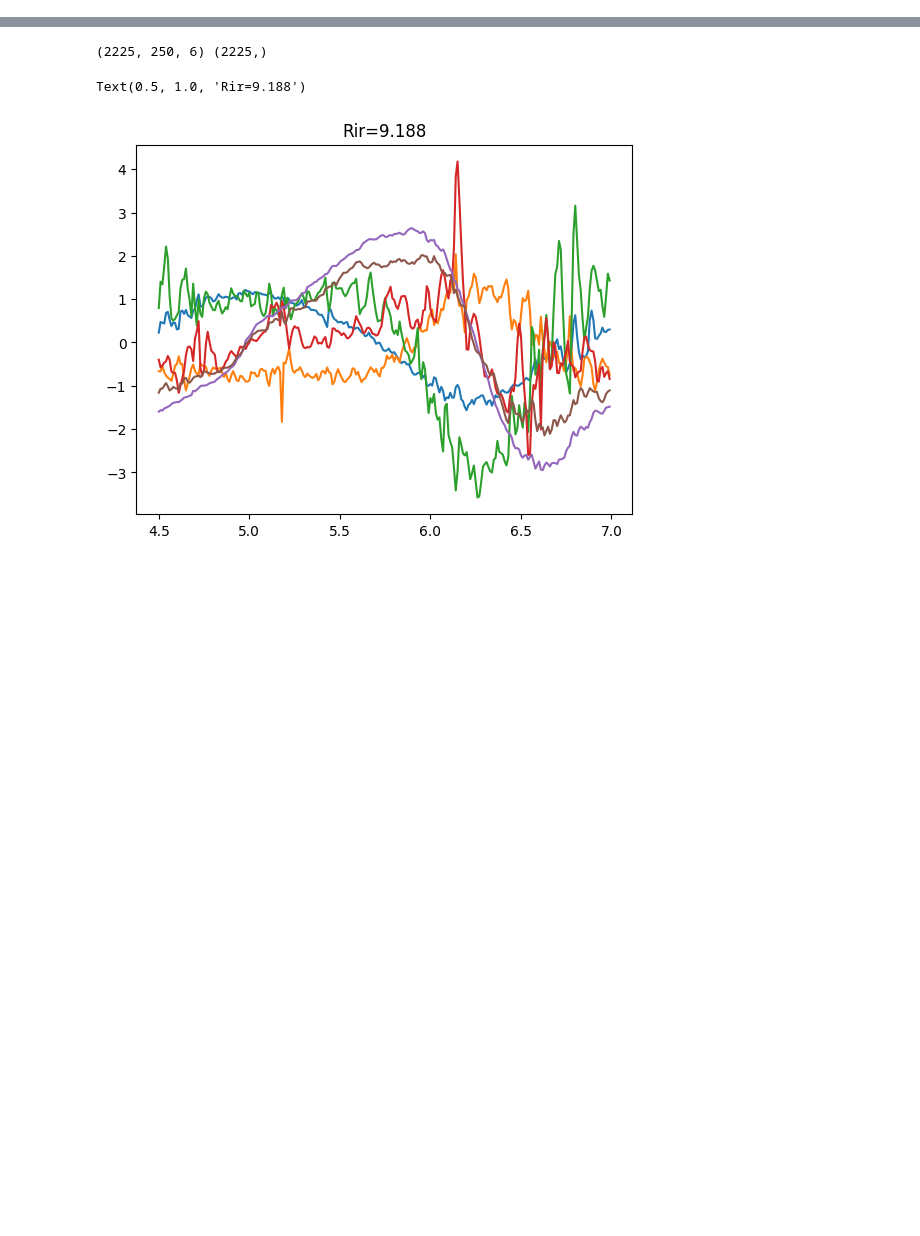
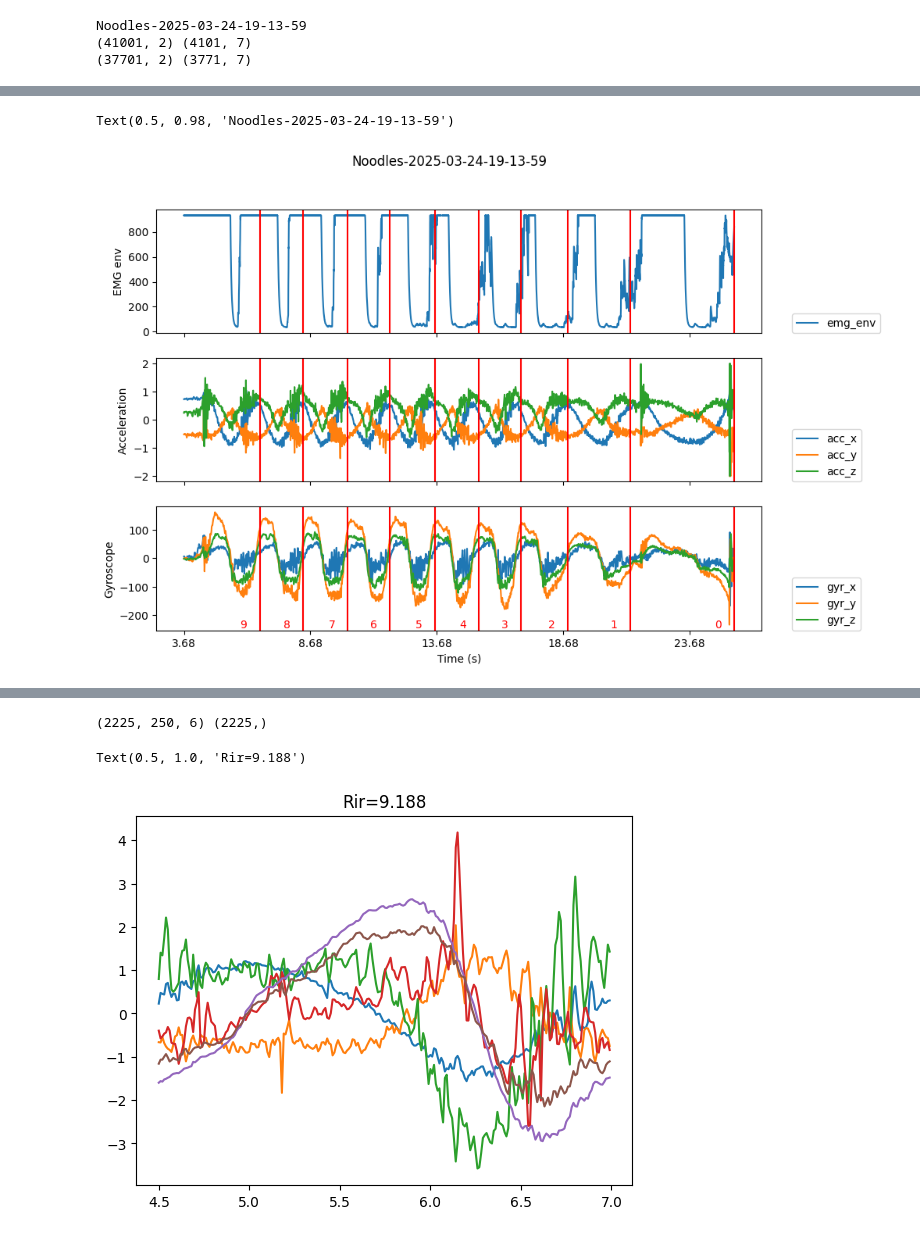
Before and after one commit to Musa-Azeem/AI-hypertrophy-coach, a Jupyter notebook: pipeline.ipynb, the cells around one changed output, grey strips where cells are left out. Cells and saved outputs as stored; diff of their text form; code cells hidden in the pictures; blank space fills up the shorter version.

```diff
--- a/pipeline.ipynb
+++ b/pipeline.ipynb
@@ -7,7 +7,7 @@ from pathlib import Path
 import json
 from datetime import datetime
 # %%
-data_dir = '/Users/musa/Desktop/raspberrypi-recordings/recordings-3-15-25'
+data_dir = '/Users/musa/Desktop/raspberrypi-recordings/recordings-4-3-25'
 # %%
 dirs = [d for d in Path(data_dir).iterdir() if d.is_dir()]
 dirs.sort(key=lambda x: x.stem.split('-')[1:])
@@ -17,0 +23,73 @@ dirs
+# %%
+d = dirs[6]
+
+print(d.name)
+df_emg = pd.read_csv(d / 'emg.csv')
+df_imu = pd.read_csv(d / 'imu.csv')
+
+print(df_emg.shape, df_imu.shape)
+
+i=3.3
+df_emg = df_emg.iloc[int(i*1000):]
+df_imu = df_imu.iloc[int(i*100):]
+print(df_emg.shape, df_imu.shape)
+
+# df_emg.to_csv(d / 'emg.csv', index=False)
+# df_imu.to_csv(d / 'imu.csv', index=False)
+# %% [output]
+Noodles-2025-03-24-19-13-59
+(41001, 2) (4101, 7)
+(37701, 2) (3771, 7)
+# %%
+## FOR version 2 - emg.csv (1000 Hz) and imu.csv (100 Hz) - values not normalized
+d = dirs[6]
+
+print(d.name)
+df_emg = pd.read_csv(d / 'emg.csv')
+df_imu = pd.read_csv(d / 'imu.csv')
+info = json.load(open(d / 'info.json'))
+print(df_emg.shape, df_imu.shape, info)
+
+total_reps = len(info['end_rep_markers'])
+print('Total reps:', total_reps)
+df_emg['rir'] = -1
+df_imu['rir'] = -1
+print(f'Rep 1/{total_reps}: {info["end_rep_markers"][0]:.2f} s')
+df_emg.loc[df_emg['time'] < info['end_rep_markers'][0], 'rir'] = total_reps - 1
+df_imu.loc[df_imu['time'] < info['end_rep_markers'][0], 'rir'] = total_reps - 1
+for i, (start, end) in enumerate(zip(info['end_rep_markers'][:-1], info['end_rep_markers'][1:])):
+    print(f'Rep {i+2}/{total_reps}: {end-start:.2f} s')
+    df_emg.loc[df_emg['time'].between(start, end), 'rir'] = total_reps - i - 2
+    df_imu.loc[df_imu['time'].between(start, end), 'rir'] = total_reps - i - 2
+df_emg = df_emg[df_emg['rir'] != -1]
+df_imu = df_imu[df_imu['rir'] != -1]
+
+i=0
+df_emg = df_emg.iloc[int(i*1000):]
+df_imu = df_imu.iloc[int(i*100):]
+print(df_emg.shape, df_imu.shape, info)
+
+fig, axes = plt.subplots(3, 1, figsize=(10, 7), sharex=True)
+
+axes[0].plot(df_emg['time'], df_emg['emg_env'], label='emg_env')
+axes[1].plot(df_imu['time'], df_imu[['acc_x', 'acc_y', 'acc_z']] / 16384.0, label=['acc_x', 'acc_y', 'acc_z'])
+axes[2].plot(df_imu['time'], df_imu[['gyr_x', 'gyr_y', 'gyr_z']] / 131.0, label=['gyr_x', 'gyr_y', 'gyr_z'])
+
+axes[0].set_ylabel('EMG env')
+axes[1].set_ylabel('Acceleration')
+axes[2].set_ylabel('Gyroscope')
+axes[2].set_xlabel('Time (s)')
+[ax.legend(loc=(1.05, 0)) for ax in axes]
+
+axes[2].set_xticks(np.arange(
+    min(df_emg['time'].iloc[0], df_imu['time'].iloc[0]),
+    min(df_emg['time'].iloc[-1], df_imu['time'].iloc[-1]),
+    5
+))
+
+for i,end_rep_mark in enumerate(info['end_rep_markers']):
+    [ax.axvline(end_rep_mark, color='r') for ax in axes if end_rep_mark > df['time'].iloc[0]]
+    axes[2].text(end_rep_mark - 0.5, 0.02, total_reps - i - 1, transform=axes[2].get_xaxis_transform(), color='r', horizontalalignment='right')
+
+plt.suptitle(d.stem)
+# %% [output]
@@ -18 +110,3 @@ dirs
+Text(0.5, 0.98, 'Noodles-2025-03-24-19-13-59')
+[figure, added]
 # %%
```
Also changed, not shown: parts of 6 cells of this notebook.
